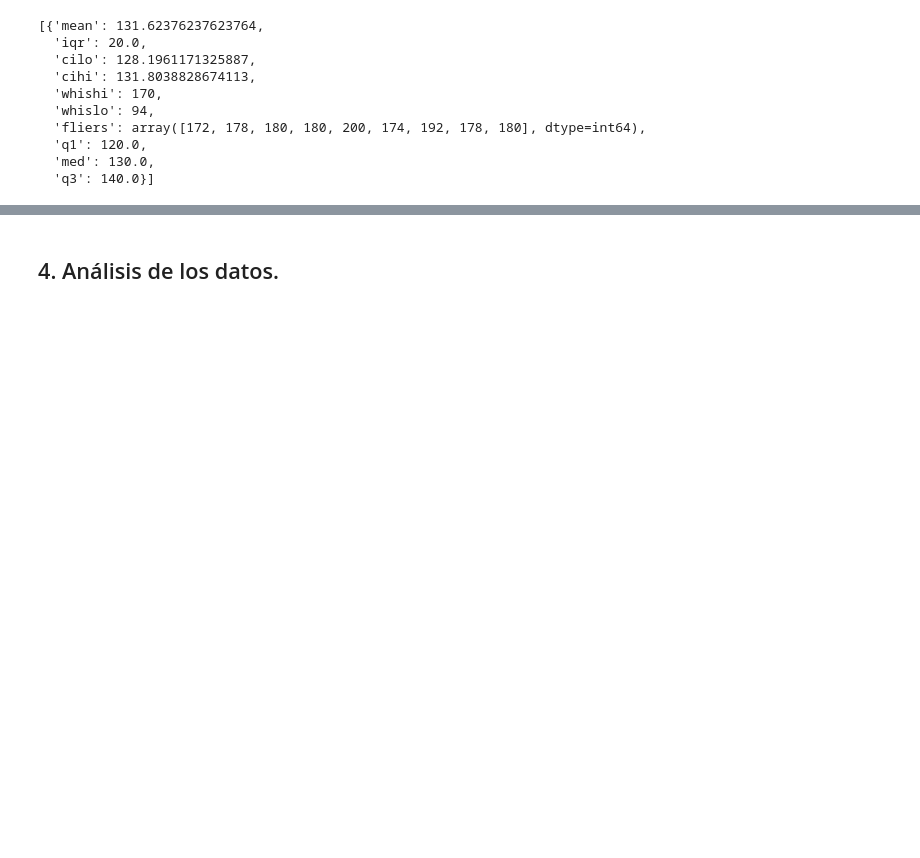
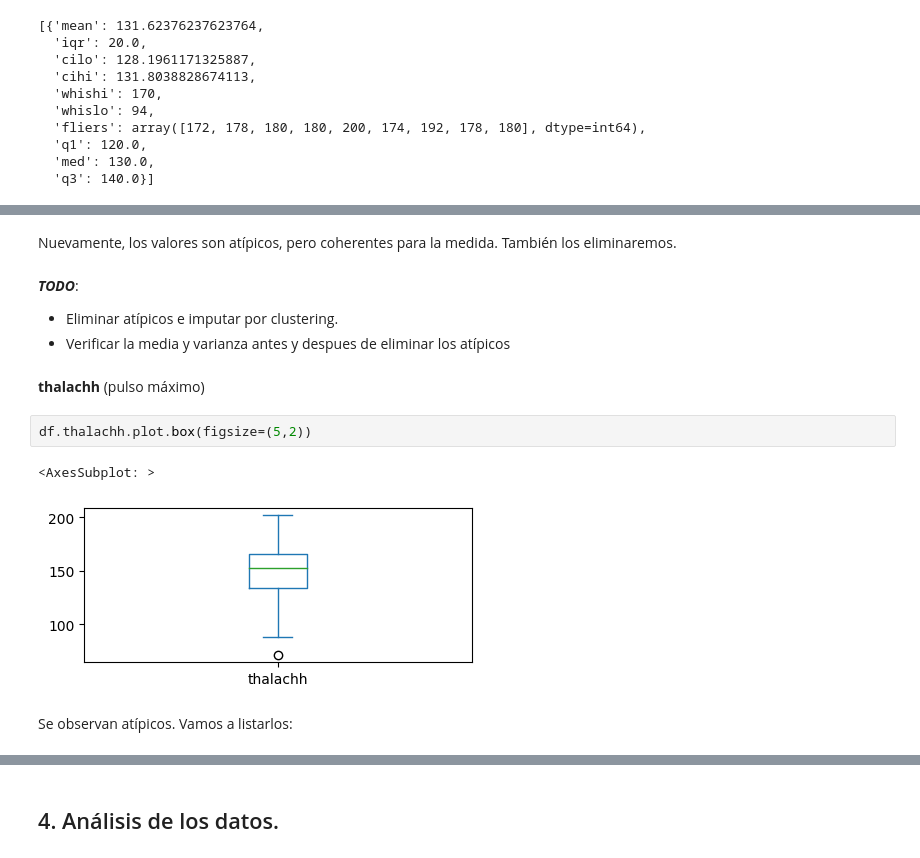
Before and after one commit to Carlos-Perez-Ha/PRA2, a Jupyter notebook: Heart_attack_analysis.ipynb, the cells around one changed output, grey strips where cells are left out. Cells and saved outputs as stored; diff of their text form; blank space fills up the shorter version.

```diff
--- a/Heart_attack_analysis.ipynb
+++ b/Heart_attack_analysis.ipynb
@@ -275,0 +306,15 @@ boxplot_stats(df.trtbps)
+# %% [markdown]
+Nuevamente, los valores son atípicos, pero coherentes para la medida. También los eliminaremos.
+# %% [markdown]
+***TODO***:
+- Eliminar atípicos e imputar por clustering.
+- Verificar la media y varianza antes y despues de eliminar los atípicos
+# %% [markdown]
+**thalachh** (pulso máximo)
+# %%
+df.thalachh.plot.box(figsize=(5,2))
+# %% [output]
+<AxesSubplot: >
+[figure, added]
+# %% [markdown]
+Se observan atípicos. Vamos a listarlos:
```
Also changed, not shown: parts of 21 cells of this notebook, 2 other files.
